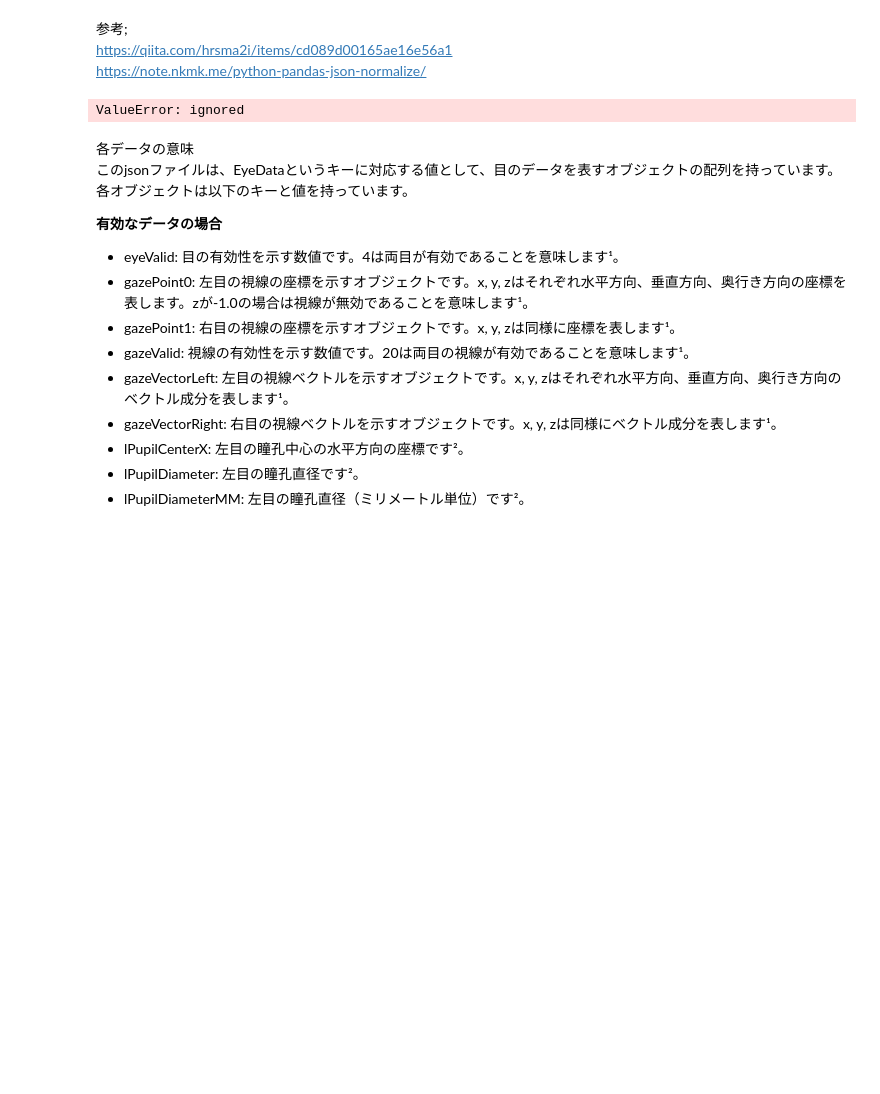
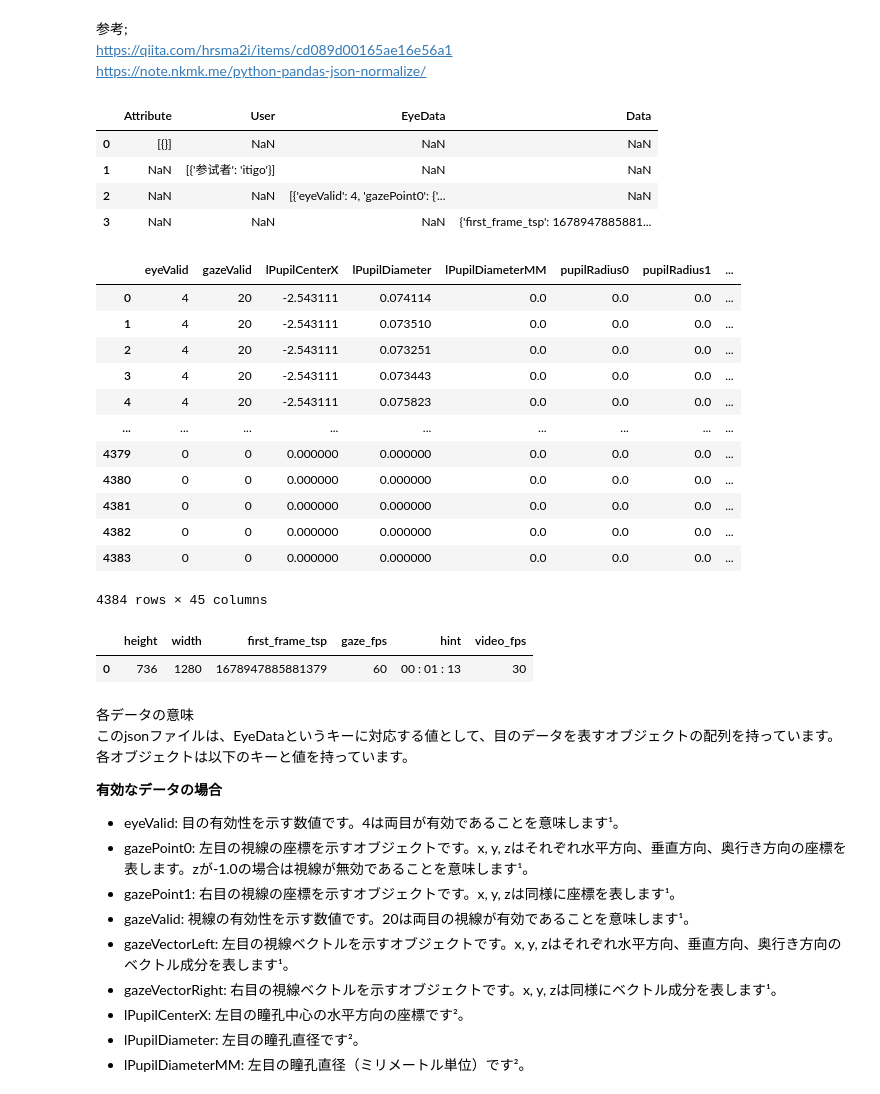
Before and after one commit to 1900690/strawberry, a Jupyter notebook: eye_camera.ipynb, the cells around one changed output. Cells and saved outputs as stored; diff of their text form; code cells hidden in the pictures; blank space fills up the shorter version.

```diff
--- a/eye_camera.ipynb
+++ b/eye_camera.ipynb
@@ -125,11 +124,41 @@ import pandas as pd
 
 json_file = "/content/itigo_230316152445.json"
 df = pd.read_json(json_file)
-df2 = pd.json_normalize(df.iloc[0])
+#df2 = pd.json_normalize(df.iloc[0])
 
-df2
+df
 # %% [output]
-ValueError: ignored
+|  | Attribute | User | EyeData | Data |
+| 0 | [{}] | NaN | NaN | NaN |
+| 1 | NaN | [{'参试者': 'itigo'}] | NaN | NaN |
+| 2 | NaN | NaN | [{'eyeValid': 4, 'gazePoint0': {'... | NaN |
+| 3 | NaN | NaN | NaN | {'first_frame_tsp': 1678947885881... |
+# %%
+df2=df["EyeData"].iloc[2]
+df3 = pd.json_normalize(df2)
+df3
+# %% [output]
+|  | eyeValid | gazeValid | lPupilCenterX | lPupilDiameter | lPupilDiameterMM | pupilRadius0 | pupilRadius1 | ... |
+| 0 | 4 | 20 | -2.543111 | 0.074114 | 0.0 | 0.0 | 0.0 | ... |
+| 1 | 4 | 20 | -2.543111 | 0.073510 | 0.0 | 0.0 | 0.0 | ... |
+| 2 | 4 | 20 | -2.543111 | 0.073251 | 0.0 | 0.0 | 0.0 | ... |
+| 3 | 4 | 20 | -2.543111 | 0.073443 | 0.0 | 0.0 | 0.0 | ... |
+| 4 | 4 | 20 | -2.543111 | 0.075823 | 0.0 | 0.0 | 0.0 | ... |
+| ... | ... | ... | ... | ... | ... | ... | ... | ... |
+| 4379 | 0 | 0 | 0.000000 | 0.000000 | 0.0 | 0.0 | 0.0 | ... |
+| 4380 | 0 | 0 | 0.000000 | 0.000000 | 0.0 | 0.0 | 0.0 | ... |
+| 4381 | 0 | 0 | 0.000000 | 0.000000 | 0.0 | 0.0 | 0.0 | ... |
+| 4382 | 0 | 0 | 0.000000 | 0.000000 | 0.0 | 0.0 | 0.0 | ... |
+| 4383 | 0 | 0 | 0.000000 | 0.000000 | 0.0 | 0.0 | 0.0 | ... |
+4384 rows × 45 columns
+# %%
+df4=df["Data"].iloc[3]
+#df5 = pd.json_normalize(df4)
+df5=pd.json_normalize(df4, record_path='pixelList',meta=['first_frame_tsp','gaze_fps','hint','video_fps'])
+df5
+# %% [output]
+|  | height | width | first_frame_tsp | gaze_fps | hint | video_fps |
+| 0 | 736 | 1280 | 1678947885881379 | 60 | 00 : 01 : 13 | 30 |
 # %% [markdown]
 各データの意味
 このjsonファイルは、EyeDataというキーに対応する値として、目のデータを表すオブジェクトの配列を持っています。各オブジェクトは以下のキーと値を持っています。
```
Also changed, not shown: parts of 2 cells of this notebook.
